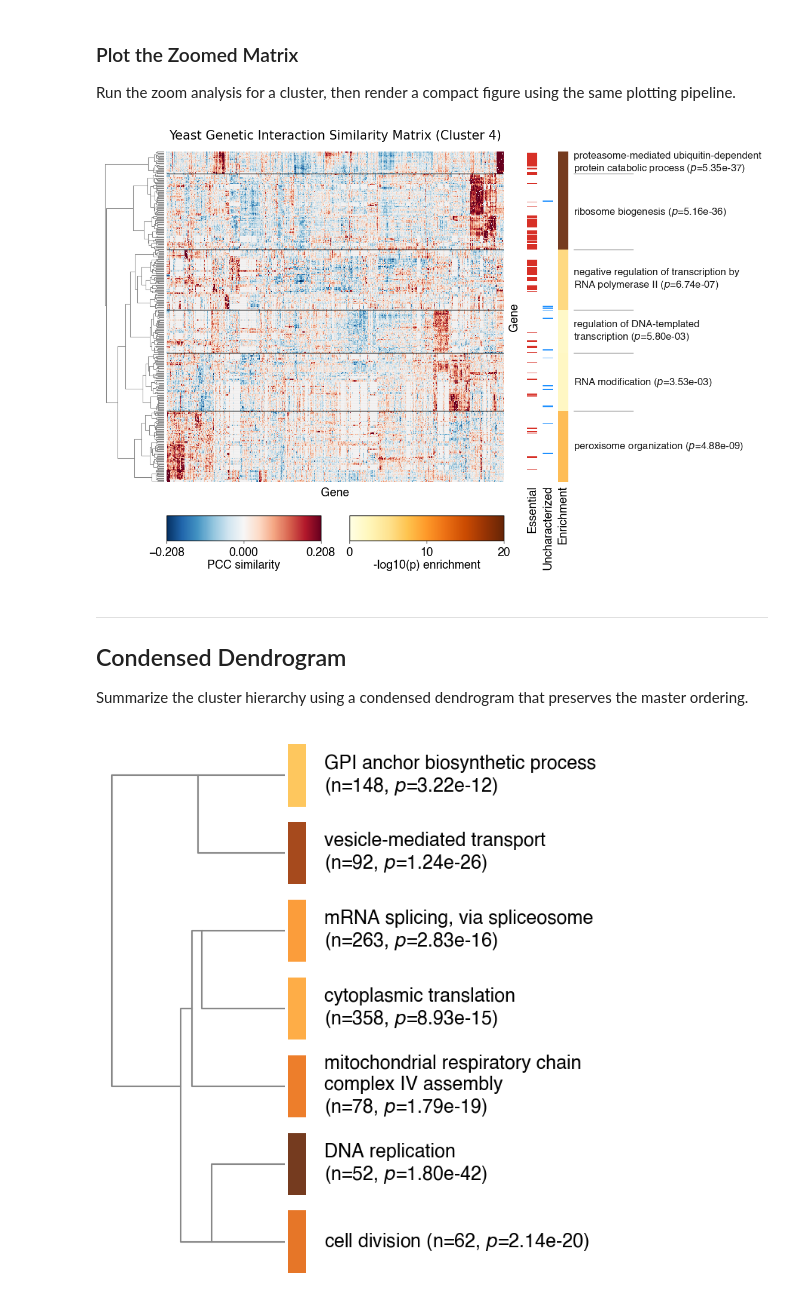
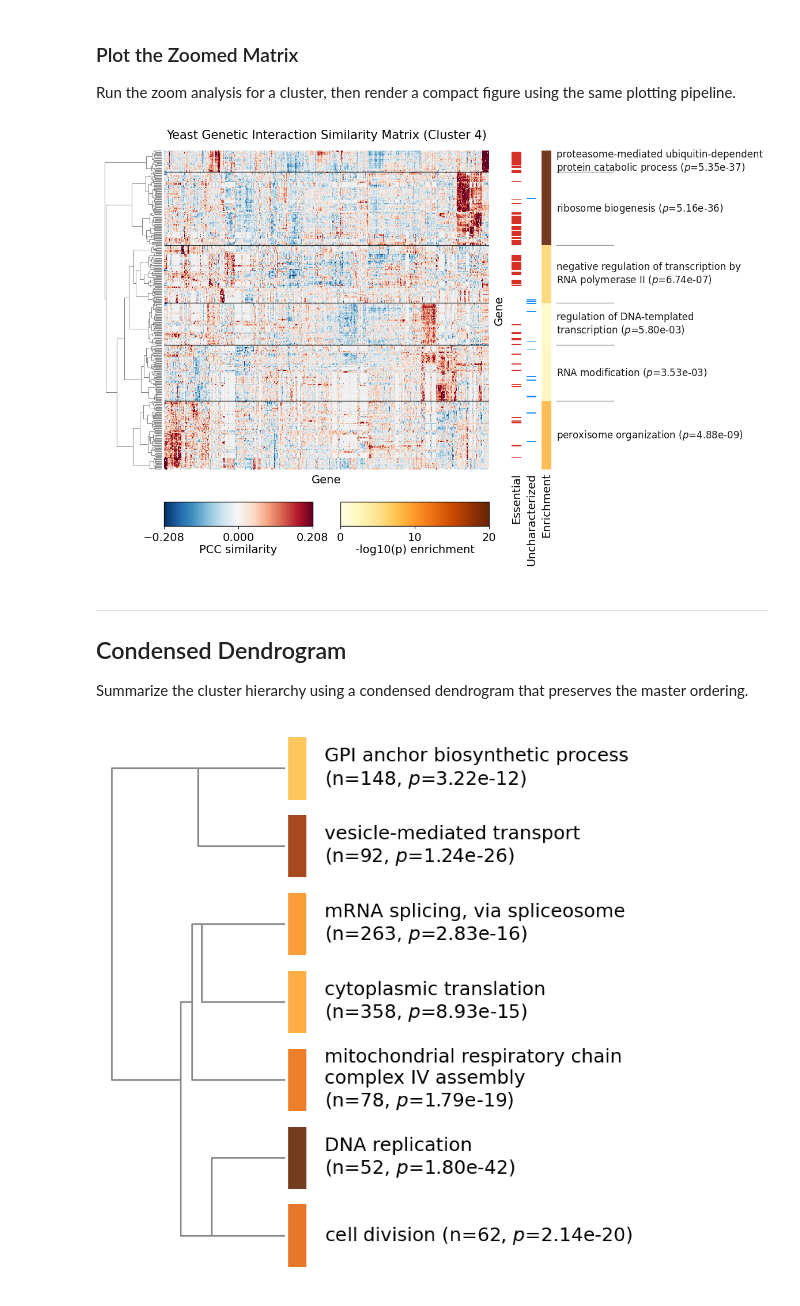
Before and after one commit to himalayas-base/himalayas-docs, a Jupyter notebook: notebooks/quickstart.ipynb, the cells around one changed output. Drawn from its saved outputs; the diff is of its cells as text; code cells hidden in the pictures.

```diff
--- a/notebooks/quickstart.ipynb
+++ b/notebooks/quickstart.ipynb
@@ -565,7 +565,7 @@ plotter = (
         xlabel="Gene",
         ylabel="Gene",
         fontsize=14,
-        font="Helvetica",
+        font="DejaVu Sans",
         color=LABEL_COLOR,
         xlabel_pad=6.0,
         ylabel_pad=0.007,
@@ -576,7 +576,7 @@ plotter = (
         wrap_text=True,
         wrap_width=40,
         overflow="wrap",
-        font="Helvetica",
+        font="DejaVu Sans",
         fontsize=12,
         color=LABEL_COLOR,
         skip_unlabeled=False,
@@ -625,7 +625,7 @@ plotter = (
         right_pad=0.0,
     )
     .plot_bar_labels(
-        font="Helvetica",
+        font="DejaVu Sans",
         fontsize=14,
         color=LABEL_COLOR,
         pad=4,
@@ -653,7 +653,7 @@ plotter = (
         hpad=0.04,
         vpad=0.00,
         fontsize=14,
-        font="Helvetica",
+        font="DejaVu Sans",
         color=LABEL_COLOR,
         border_color=LABEL_COLOR,
         border_width=1.0,
@@ -663,7 +663,7 @@ plotter = (
 
 plotter.show()
 # %% [output]
-[figure, old version]
+[figure, new version]
 # %% [markdown]
 ---
 
@@ -673,26 +673,26 @@ Summarize the cluster hierarchy using a condensed dendrogram that preserves the
 # %%
 from himalayas.plot import plot_dendrogram_condensed
 
 plot_dendrogram_condensed(
     results,
     cluster_labels,
     figsize=(4, 8),
     sigbar_cmap="YlOrBr",
     sigbar_min_logp=0.0,
     sigbar_max_logp=30.0,
     fontsize=18,
-    font="Helvetica",
+    font="DejaVu Sans",
     max_words=24,
     wrap_text=True,
     wrap_width=34,
     overflow="ellipsis",
     omit_words=(),
     label_fields=("label", "n", "p"),
     label_color=LABEL_COLOR,
     label_left_pad=0.06,
     dendrogram_color="#888888",
     dendrogram_lw=1.5,
     background_color=BACKGROUND_COLOR,
 )
 # %% [output]
-[figure, old version]
+[figure, new version]
```
Also changed, not shown: parts of 2 cells of this notebook.
